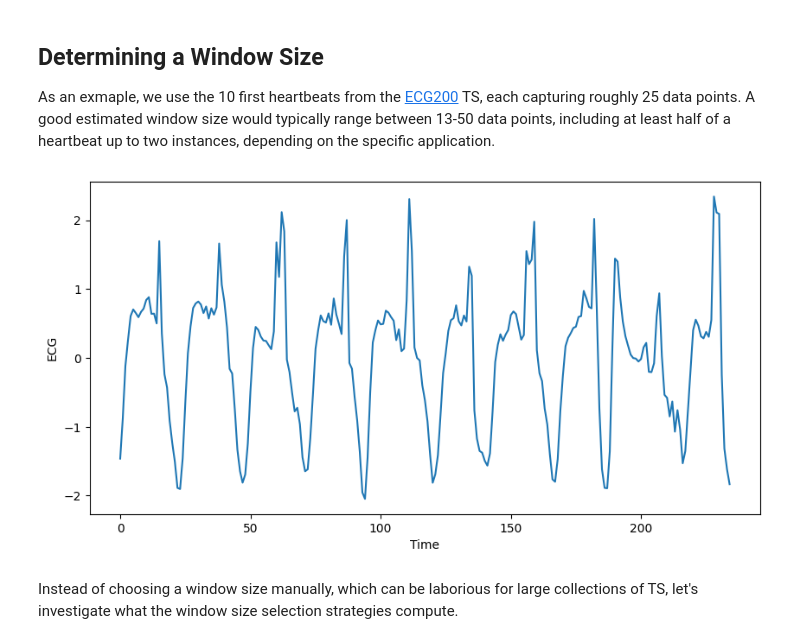
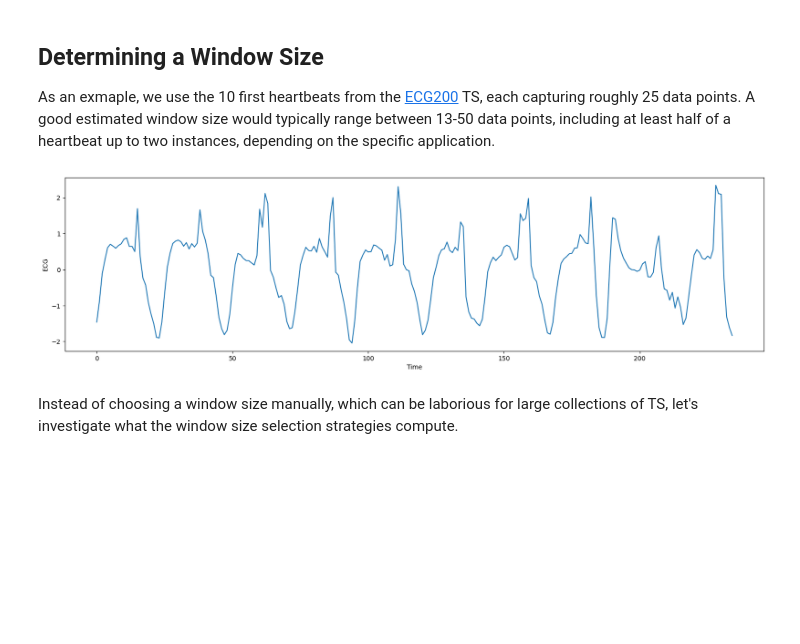
Before and after one commit to ermshaua/claspy, a Jupyter notebook: claspy/notebooks/window_size_selection.ipynb, the cells around one changed output. Saved outputs shown, nothing was run; the diff lists cells and outputs as text; code cells hidden in the pictures; blank space fills up the shorter version.

```diff
--- a/claspy/notebooks/window_size_selection.ipynb
+++ b/claspy/notebooks/window_size_selection.ipynb
@@ -33,14 +33,14 @@ As an exmaple, we use the 10 first heartbeats from the <a href="http://timeserie
 # %%
 row = df.iloc[20,:]
 time_series = row.time_series[10:245]
 
-_, ax = plt.subplots(1, figsize=(10, 5))
+_, ax = plt.subplots(1, figsize=(20, 5))
 ax.plot(time_series)
 ax.set_xlabel("Time")
 ax.set_ylabel("ECG")
 plt.show()
 # %% [output]
-[figure, old version]
+[figure, new version]
 # %% [markdown]
 Instead of choosing a window size manually, which can be laborious for large collections of TS, let's investigate what the window size selection strategies compute.
 # %%
```
Also changed, not shown: 12 other files.
